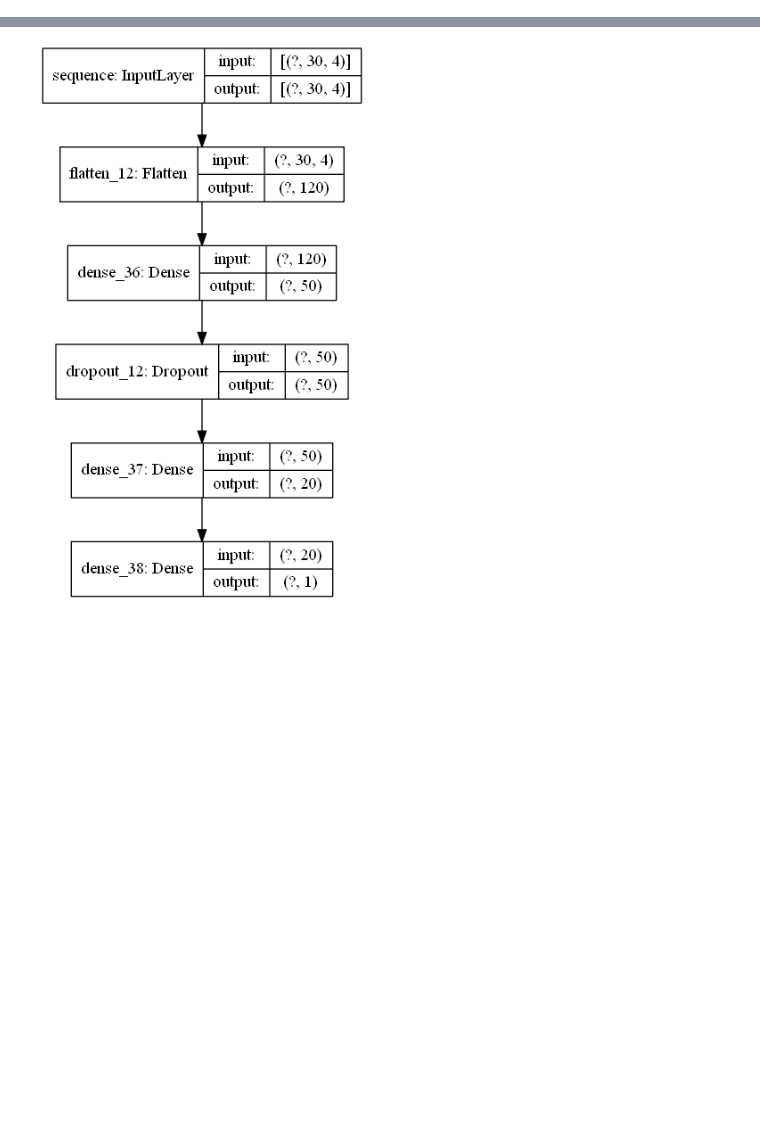
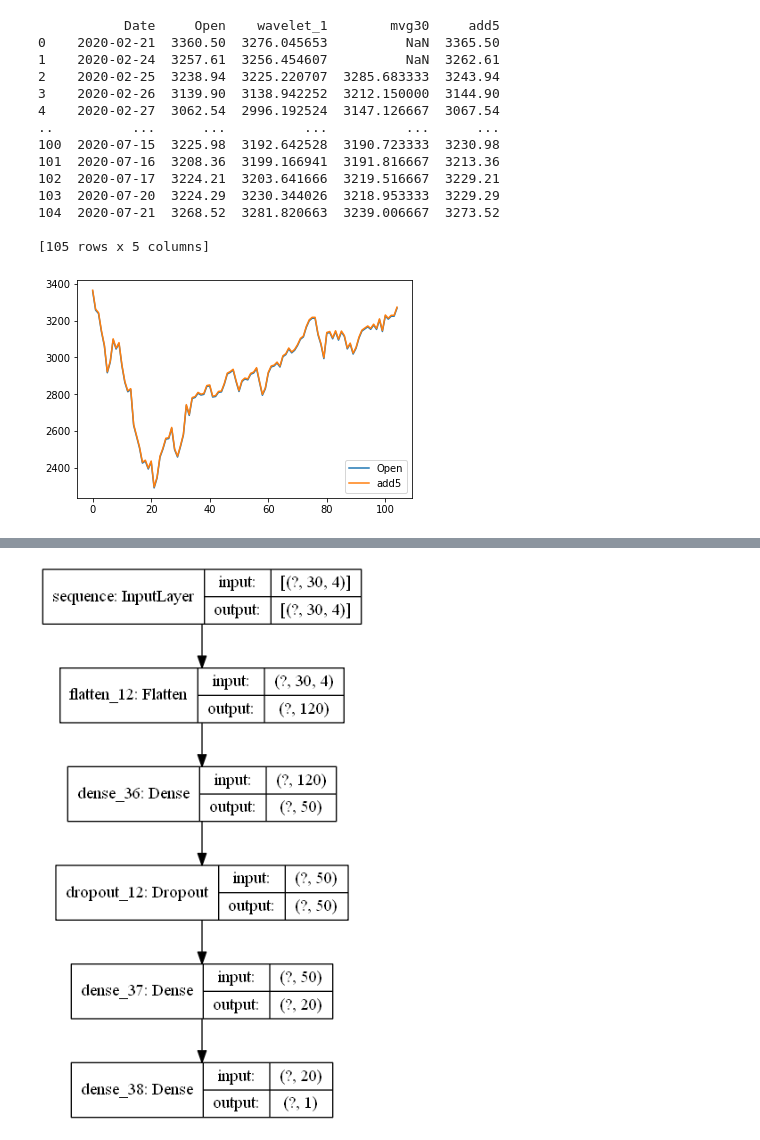
Before and after one commit to allen-chiang/Time-Series-Transformer, a Jupyter notebook: cnn.ipynb, the cells around one changed output, grey strips where cells are left out. Drawn from its saved outputs; the diff is of its cells as text; code cells hidden in the pictures; blank space fills up the shorter version.

```diff
--- a/cnn.ipynb
+++ b/cnn.ipynb
@@ -46,0 +41,4 @@ WINDOW_SIZE = 30
+# %%
+df = df[df.symbol == '^GSPC']
+df = df[['Date','Open']]
+df
@@ -46,0 +59,31 @@ WINDOW_SIZE = 30
+# %%
+def custon_fuc(arr,number):
+    res = []
+    for i in arr:
+        res.append(i+number)
+    return res
+# %%
+pst = Pandas_Time_Series_Panel_Dataset(df)
+# pst.expand_dataFrame_by_category('Date','symbol')
+pst.transform_dataFrame('Open','wavelet_1','Date',wavelet_denoising,level =1)
+pst.transform_dataFrame('Open','mvg30','Date',moving_average,windowSize =3)
+pst.transform_dataFrame('Open','add5','Date',custon_fuc,number =5)
+# pst.make_slide_window('Date',2)
+pst.df[['Open','add5']].plot()
+pst
+# %% [output]
+           Date     Open    wavelet_1        mvg30     add5
+0    2020-02-21  3360.50  3276.045653          NaN  3365.50
+1    2020-02-24  3257.61  3256.454607          NaN  3262.61
+2    2020-02-25  3238.94  3225.220707  3285.683333  3243.94
+3    2020-02-26  3139.90  3138.942252  3212.150000  3144.90
+4    2020-02-27  3062.54  2996.192524  3147.126667  3067.54
+..          ...      ...          ...          ...      ...
+100  2020-07-15  3225.98  3192.642528  3190.723333  3230.98
+101  2020-07-16  3208.36  3199.166941  3191.816667  3213.36
+102  2020-07-17  3224.21  3203.641666  3219.516667  3229.21
+103  2020-07-20  3224.29  3230.344026  3218.953333  3229.29
+104  2020-07-21  3268.52  3281.820663  3239.006667  3273.52
+
+[105 rows x 5 columns]
+[figure, added]
```
Also changed, not shown: parts of 14 cells of this notebook, 4 other files.
